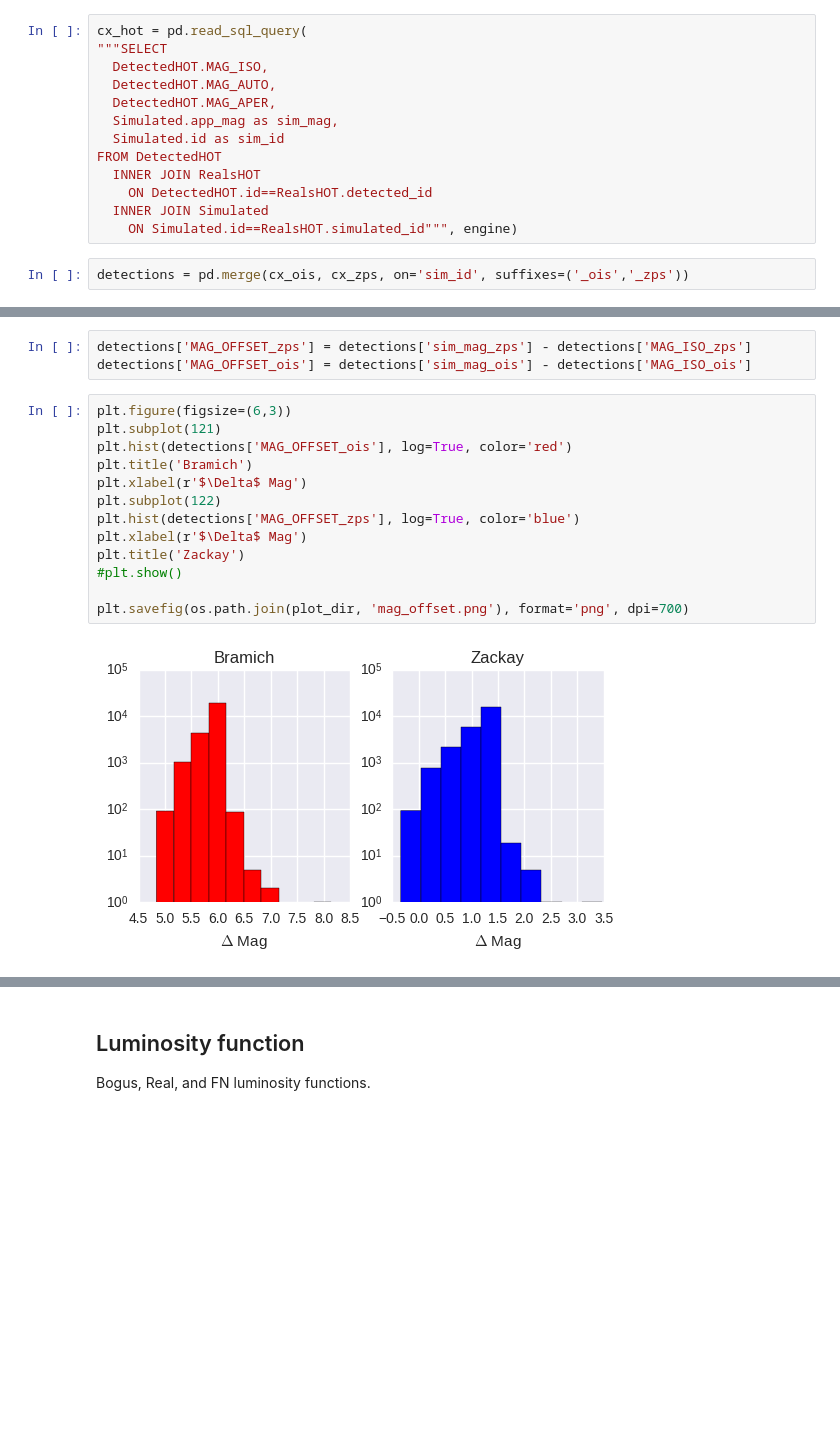
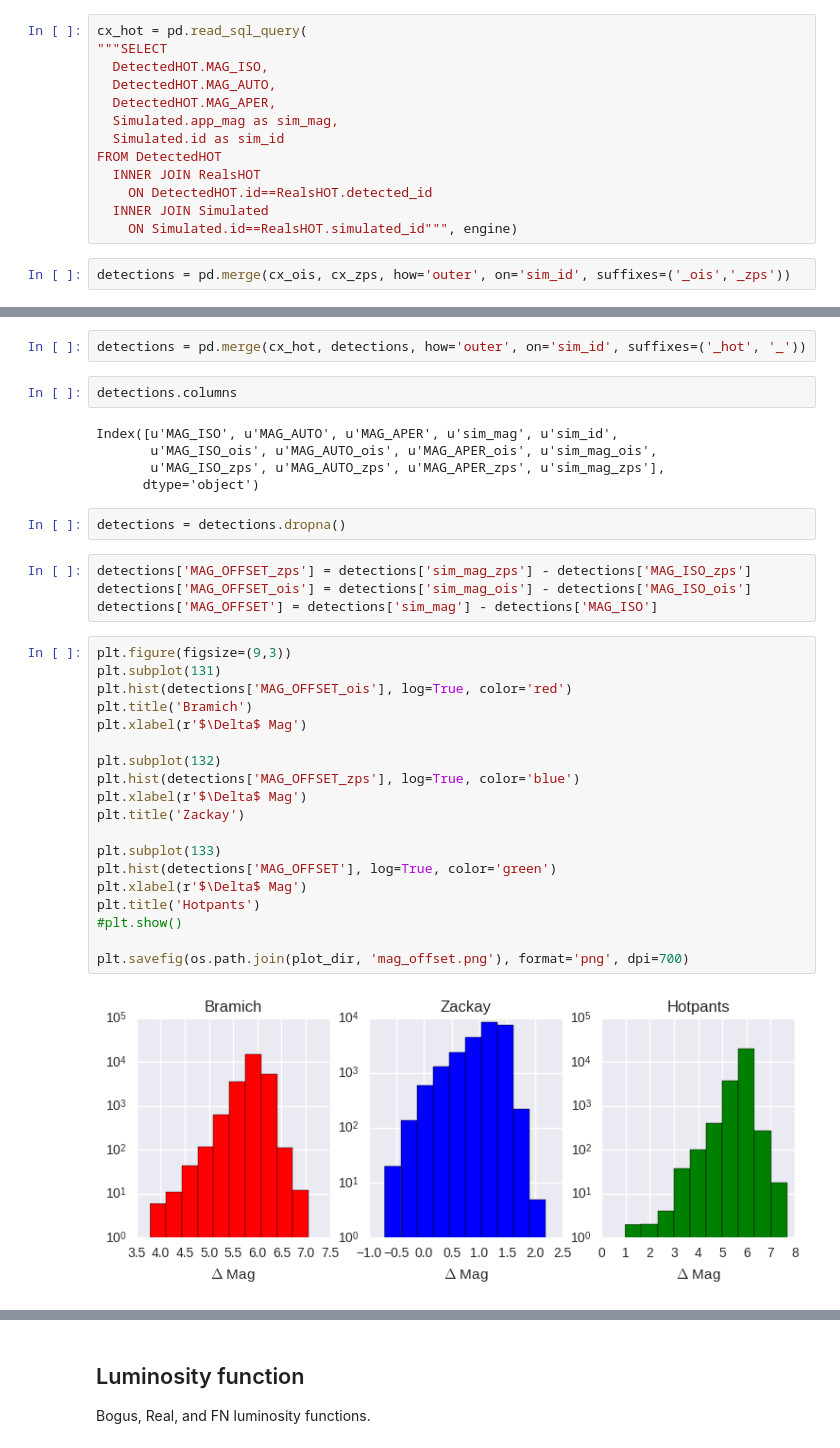
Before and after one commit to BrunoSanchez/RBMLearning, a Jupyter notebook: Plots-Threesome.ipynb, the cells around one changed output, grey strips where cells are left out. Cells and saved outputs as stored; diff of their text form; blank space fills up the shorter version.

```diff
--- a/Plots-Threesome.ipynb
+++ b/Plots-Threesome.ipynb
@@ -164,4 +164,4 @@ FROM DetectedHOT
   INNER JOIN Simulated
     ON Simulated.id==RealsHOT.simulated_id""", engine)
 # %%
-detections = pd.merge(cx_ois, cx_zps, on='sim_id', suffixes=('_ois','_zps'))
+detections = pd.merge(cx_ois, cx_zps, how='outer', on='sim_id', suffixes=('_ois','_zps'))
@@ -168,20 +175,38 @@ detections = pd.merge(cx_ois, cx_zps, on='sim_id', suffixes=('_ois','_zps'))
+# %%
+detections = pd.merge(cx_hot, detections, how='outer', on='sim_id', suffixes=('_hot', '_'))
+# %%
+detections.columns
+# %% [output]
+Index([u'MAG_ISO', u'MAG_AUTO', u'MAG_APER', u'sim_mag', u'sim_id',
+       u'MAG_ISO_ois', u'MAG_AUTO_ois', u'MAG_APER_ois', u'sim_mag_ois',
+       u'MAG_ISO_zps', u'MAG_AUTO_zps', u'MAG_APER_zps', u'sim_mag_zps'],
+      dtype='object')
+# %%
+detections = detections.dropna()
 # %%
 detections['MAG_OFFSET_zps'] = detections['sim_mag_zps'] - detections['MAG_ISO_zps']
 detections['MAG_OFFSET_ois'] = detections['sim_mag_ois'] - detections['MAG_ISO_ois']
+detections['MAG_OFFSET'] = detections['sim_mag'] - detections['MAG_ISO']
 # %%
-plt.figure(figsize=(6,3))
-plt.subplot(121)
+plt.figure(figsize=(9,3))
+plt.subplot(131)
 plt.hist(detections['MAG_OFFSET_ois'], log=True, color='red')
 plt.title('Bramich')
 plt.xlabel(r'$\Delta$ Mag')
-plt.subplot(122)
+
+plt.subplot(132)
 plt.hist(detections['MAG_OFFSET_zps'], log=True, color='blue')
 plt.xlabel(r'$\Delta$ Mag')
 plt.title('Zackay')
+
+plt.subplot(133)
+plt.hist(detections['MAG_OFFSET'], log=True, color='green')
+plt.xlabel(r'$\Delta$ Mag')
+plt.title('Hotpants')
 #plt.show()
 
 plt.savefig(os.path.join(plot_dir, 'mag_offset.png'), format='png', dpi=700)
 # %% [output]
-[figure, old version]
+[figure, new version]
 # %%
 plt.figure(figsize=(6, 4))
```
Also changed, not shown: parts of 15 cells of this notebook, 2 other files.
